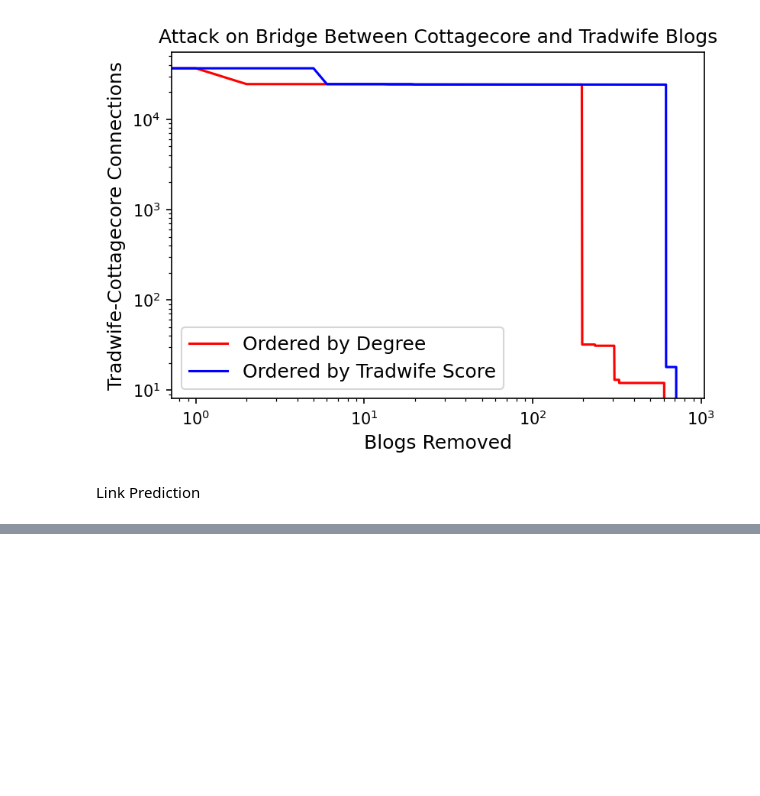
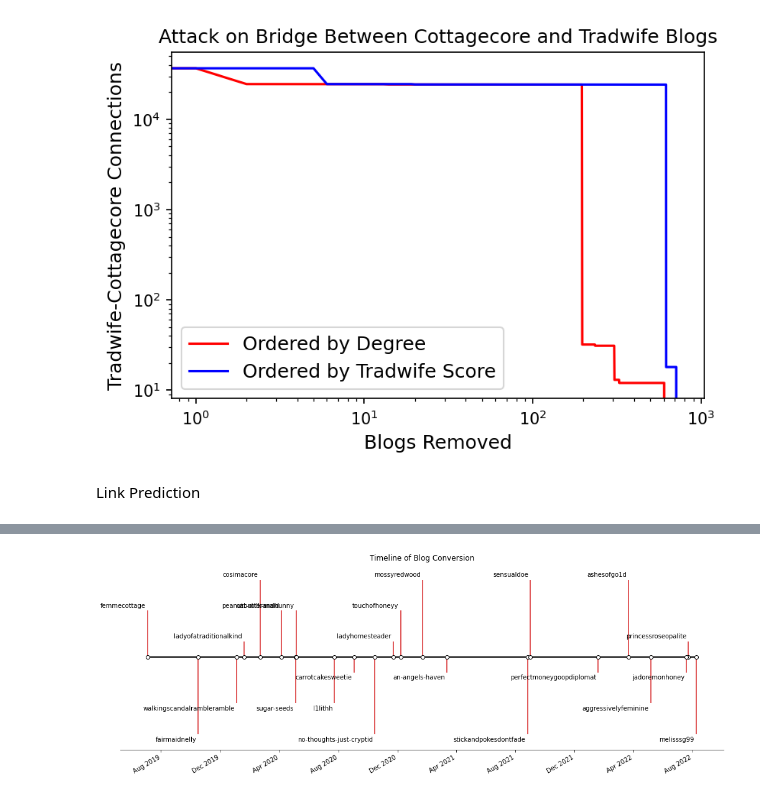
Before and after one commit to olivermallen/Cottagecore_Tradwife_Pipeline, a Jupyter notebook: network_analysis.ipynb, the cells around one changed output, grey strips where cells are left out. Drawn from its saved outputs; the diff is of its cells as text; code cells hidden in the pictures; blank space fills up the shorter version.

```diff
--- a/network_analysis.ipynb
+++ b/network_analysis.ipynb
@@ -709,0 +567,17 @@ print(len(correctly_predicted_edges))
+# %%
+dates = pd.date_range('2018-01-01','2022-08-01', freq='MS').strftime("%Y-%m-%d %H:%M:%S").tolist()
+# %%
+converts = set()
+non_converts = set()
+for date in dates:
+    df["post_count"]=1
+    df1 = df[(df['time_posted'] > '2016-01-01 00:00:00') & (df['time_posted'] < date)] #first half
+    df1 = df1.groupby([df1.blog_name]).sum('tradwife_score').reset_index()
+    df1 = df1[df1["post_count"]>3]
+    df2 = df[(df['time_posted'] > date) & (df['time_posted'] < '2022-09-01 00:00:00')] #second half
+    df2 = df2.groupby([df2.blog_name]).sum('tradwife_score').reset_index()
+    #df2 = df2[df2["post_count"]>10]
+    #want those who had no tradwife score in first half and nonnegative tradwife score in second half
+    cottagecore1 = set(df1[df1['tradwife_score']==0]['blog_name'])
+    tradwife2 = set(df2[df2['tradwife_score']>0]['blog_name'])
+    converts = converts.union(cottagecore1.intersection(tradwife2))
@@ -709,0 +588,47 @@ print(len(correctly_predicted_edges))
+# %%
+#graph converts tradwife score and posts over time
+df["time_posted"] = pd.to_datetime(df["time_posted"])
+#going to plot post count and change color when it becomes a tradwife blog
+import matplotlib.dates as mdates
+
+dates = []
+for blog in converts:
+    converts_df = df.loc[df['blog_name'] == blog].sort_values("time_posted")
+    for index, row in converts_df.iterrows():
+        if row["tradwife_score"]>0:
+            dates.append(row["time_posted"])
+            break
+
+
+# Choose some nice levels
+levels = np.tile([-5, 5, -3, 3, -1, 1],
+                 int(np.ceil(len(dates)/6)))[:len(dates)]
+
+# Create figure and plot a stem plot with the date
+fig, ax = plt.subplots(figsize=(14, 5), constrained_layout=True)
+ax.set(title="Timeline of Blog Conversion")
+
+ax.vlines(dates, 0, levels, color="tab:red")  # The vertical stems.
+ax.plot(dates, np.zeros_like(dates), "-o",
+        color="k", markerfacecolor="w")  # Baseline and markers on it.
+
+# annotate lines
+for d, l, r in zip(dates, levels, converts):
+    ax.annotate(r, xy=(d, l),
+                xytext=(-3, np.sign(l)*3), textcoords="offset points",
+                horizontalalignment="right",
+                verticalalignment="bottom" if l > 0 else "top")
+
+# format xaxis with 4 month intervals
+ax.xaxis.set_major_locator(mdates.MonthLocator(interval=4))
+ax.xaxis.set_major_formatter(mdates.DateFormatter("%b %Y"))
+plt.setp(ax.get_xticklabels(), rotation=30, ha="right")
+
+# remove y axis and spines
+ax.yaxis.set_visible(False)
+ax.spines[["left", "top", "right"]].set_visible(False)
+
+ax.margins(y=0.1)
+plt.show()
+# %% [output]
+[figure, added]
```
Also changed, not shown: parts of 63 cells of this notebook, 12 other files.
